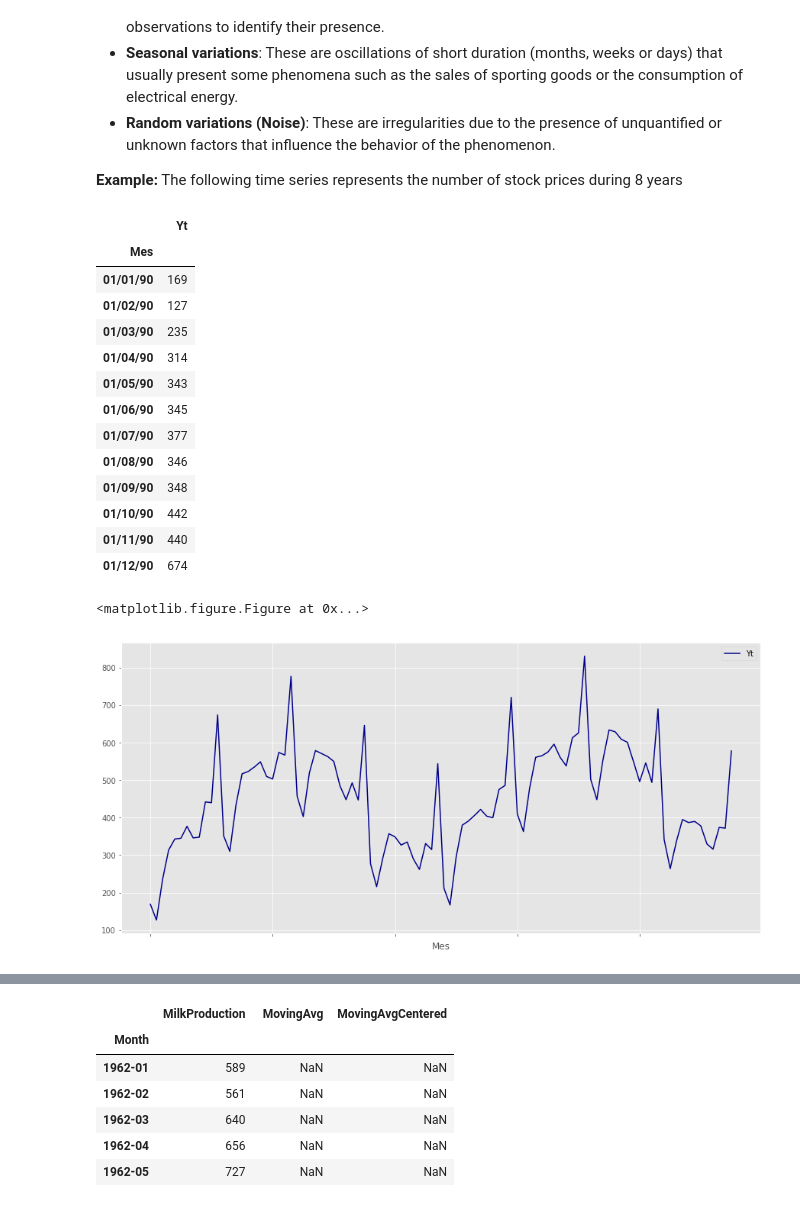
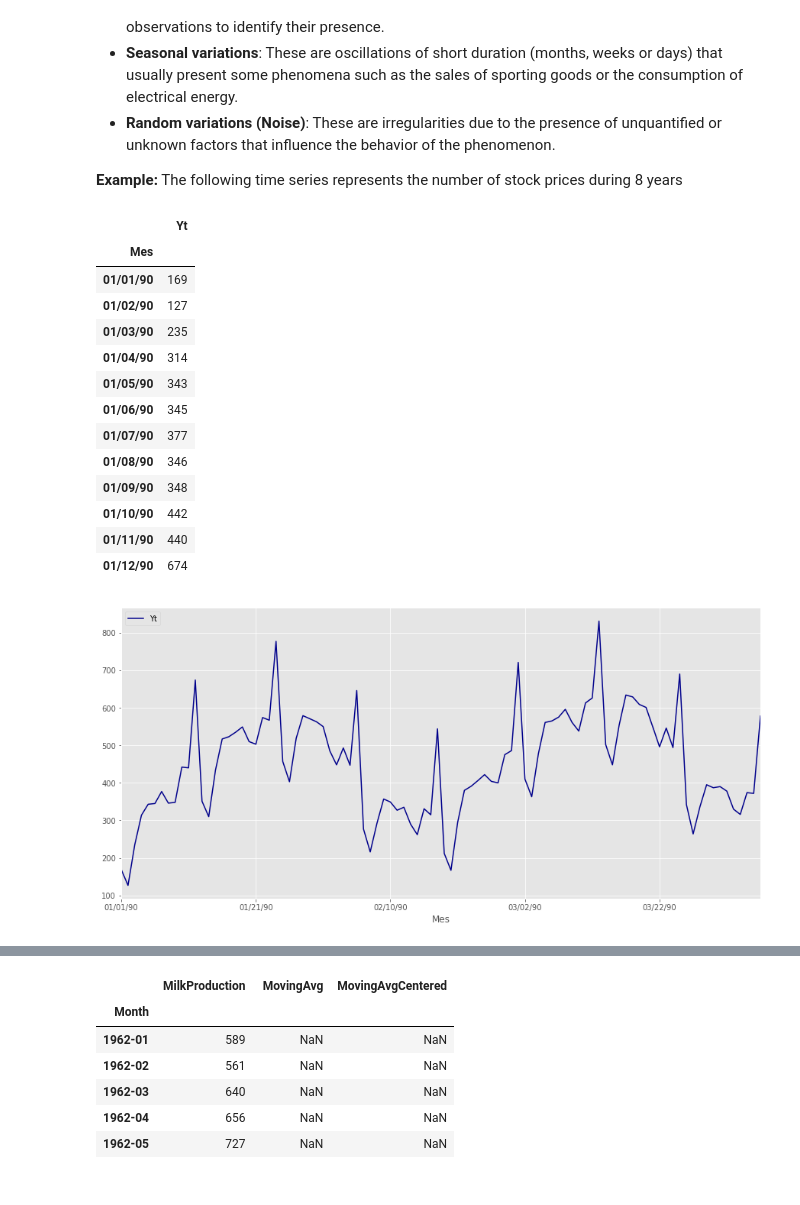
Before and after one commit to ErickEduardoAH/TimeSeriesAnalysis, a Jupyter notebook: 1.1 Time Series Descriptive Models - time series smoothing methods.ipynb, the cells around one changed output, grey strips where cells are left out. Saved outputs shown, nothing was run; the diff lists cells and outputs as text; code cells hidden in the pictures.

```diff
--- a/1.1 Time Series Descriptive Models - time series smoothing methods.ipynb
+++ b/1.1 Time Series Descriptive Models - time series smoothing methods.ipynb
@@ -26,33 +26,40 @@ From the descriptive point of view we can consider a time series as a set of tup
 * **Random variations (Noise)**: These are irregularities due to the presence of unquantified or unknown factors that influence the behavior of the phenomenon.
 
 **Example:** The following time series represents the number of stock prices during 8 years
+# %%
+%matplotlib inline
+import matplotlib.pyplot as plt
+import pandas as pd
+
+def plotTimeSeries(timeSeries,styles=None,colors=None):
+    if styles==None: styles=['-' for i in range(0,len(timeSeries.columns))]
+    if colors==None: colors=['darkblue']+['C'+str(i) for i in range(1,len(timeSeries.columns))]
+    fig, ax = plt.subplots()
+    for col, style, color in zip(timeSeries.columns,styles,colors):
+        timeSeries[col].plot(style=style,ax=ax,color=color,label=col,figsize=(15,7))
+        plt.legend(loc='upper left')
+    plt.show()
 # %%
-%matplotlib inline
-import matplotlib.pyplot as plt
-import pandas as pd
 timeSeriesPD = pd.read_csv('DataSets/precios.csv',index_col='Mes')
 display(timeSeriesPD[:12])
 plt.style.use('ggplot')
-plt.figure(figsize=(12,7))
-timeSeriesPD[['Yt']].plot(figsize=(15,7),color='darkblue')
-plt.show()
+plotTimeSeries(timeSeriesPD)
 # %% [output]
 |  | Yt |
 | Mes |  |
 | 01/01/90 | 169 |
 | 01/02/90 | 127 |
 | 01/03/90 | 235 |
 | 01/04/90 | 314 |
 | 01/05/90 | 343 |
 | 01/06/90 | 345 |
 | 01/07/90 | 377 |
 | 01/08/90 | 346 |
 | 01/09/90 | 348 |
 | 01/10/90 | 442 |
 | 01/11/90 | 440 |
 | 01/12/90 | 674 |
-<matplotlib.figure.Figure at 0x...>
-[figure, old version]
+[figure, new version]
 # %% [markdown]
 ## Moving average smoothing
 ___
```
Also changed, not shown: parts of 9 cells of this notebook, 2 other files.
